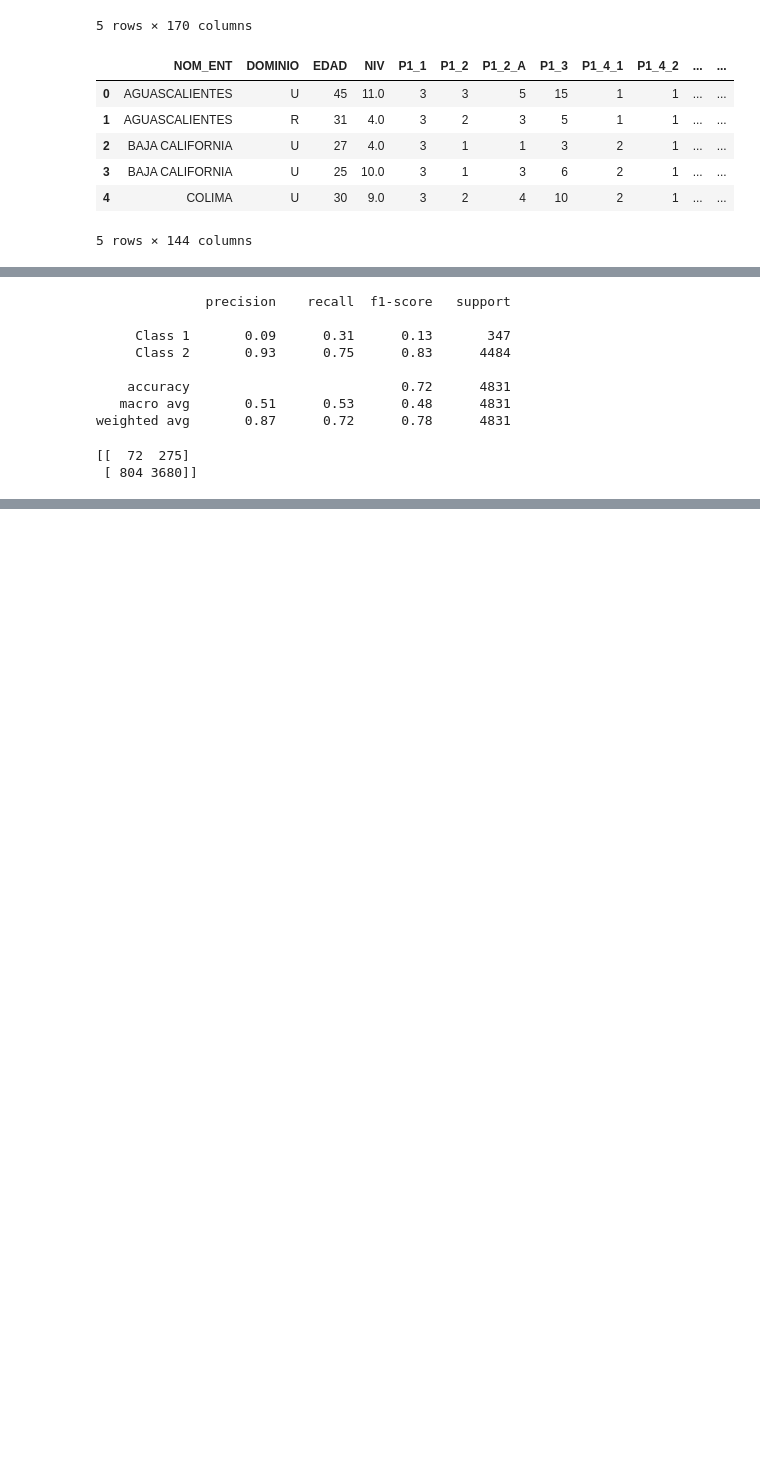
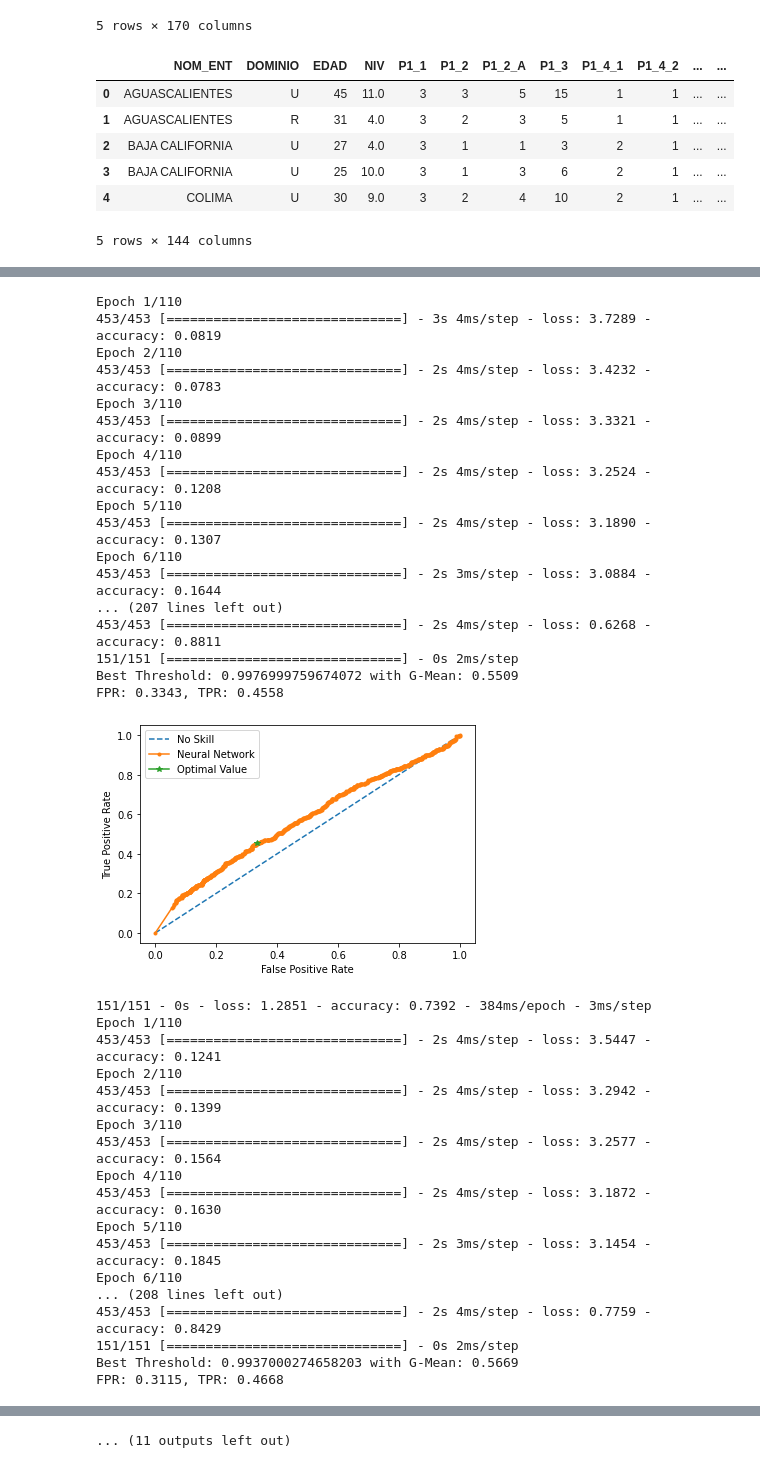
Before and after one commit to monalvrz/Obstetric_Violence_Analysis, a Jupyter notebook: machine_learning/Neural_Network.ipynb, the cells around one changed output, grey strips where cells are left out. Saved outputs shown, nothing was run; the diff lists cells and outputs as text; code cells hidden in the pictures; blank space fills up the shorter version.

Commit message:
Uploaded finished clustered neural network model

```diff
--- a/machine_learning/Neural_Network.ipynb
+++ b/machine_learning/Neural_Network.ipynb
@@ -88,7 +66,7 @@ df_copy.head(5)
 5 rows × 144 columns
 # %%
 #List of each target question we chose
-target = ['P10_8_1',
+targets = ['P10_8_1',
 'P10_8_2',
 'P10_8_3',
 'P10_8_4',
@@ -98,11 +76,7 @@ target = ['P10_8_1',
 'P10_8_8',
 'P10_8_9',
 'P10_8_10',
-'P10_8_11',
-'P10_8_12',
-'P10_8_13',
-'P10_8_14',
-'P10_8_15']
+'P10_8_11',]
 # %%
 # Function to create a dataset for each target question and store it in a dictionary
 def DataFrame_X_y_split(source_df,targets, df_X_y_dict = {}):
@@ -170,7 +144,7 @@ def DataFrame_X_y_split(source_df,targets, df_X_y_dict = {}):
     df[categorical_features].apply(lambda x: x.astype(str))
 
     # Enconde the categorical features
-    encode_df = pd.get_dummies(df, columns=categorical_features)
+    encode_df = pd.get_dummies(df, columns=categorical_features, dtype=float)
 
     # Create the dataset for each question
     for target in targets:
@@ -186,7 +160,7 @@ def DataFrame_X_y_split(source_df,targets, df_X_y_dict = {}):
     return df_X_y_dict
 # %%
 # Datasets for each target question
-dataset_dictionary = DataFrame_X_y_split(df_copy, target)
+dataset_dictionary = DataFrame_X_y_split(df_copy, targets)
 # %%
 dataset_dictionary['P10_8_1']['X']
 # %% [output]
@@ -294,2 +179,0 @@ def Clustered_NN_Classifier(key, dict_X, dict_y, Clustered_NN_Results = {}):
-# %%
-Clustered_NN_Results = Clustered_NN_Classifier('P10_8_1',dataset_dictionary['P10_8_1']['X'],dataset_dictionary['P10_8_1']['y'])
@@ -316,16 +179,0 @@ Epoch 100/100
-# %%
-print(Clustered_NN_Results['P10_8_1']['Classification Report'])
-# %% [output]
-              precision    recall  f1-score   support
-
-     Class 1       0.09      0.31      0.13       347
-     Class 2       0.93      0.75      0.83      4484
-
-    accuracy                           0.72      4831
-   macro avg       0.51      0.53      0.48      4831
-weighted avg       0.87      0.72      0.78      4831
-# %%
-print(Clustered_NN_Results['P10_8_1']['Confusion Matrix'])
-# %% [output]
-[[  72  275]
- [ 804 3680]]
@@ -331,0 +292,40 @@ print(Clustered_NN_Results['P10_8_1']['Confusion Matrix'])
+# %%
+Clustered_NN_Results = {}
+for target in targets:
+  Clustered_NN_Results[target] = Clustered_NN_Classifier(target,dataset_dictionary[target]['X'],dataset_dictionary[target]['y'])
+# %% [output]
+Epoch 1/110
+453/453 [==============================] - 3s 4ms/step - loss: 3.7289 - accuracy: 0.0819
+Epoch 2/110
+453/453 [==============================] - 2s 4ms/step - loss: 3.4232 - accuracy: 0.0783
+Epoch 3/110
+453/453 [==============================] - 2s 4ms/step - loss: 3.3321 - accuracy: 0.0899
+Epoch 4/110
+453/453 [==============================] - 2s 4ms/step - loss: 3.2524 - accuracy: 0.1208
+Epoch 5/110
+453/453 [==============================] - 2s 4ms/step - loss: 3.1890 - accuracy: 0.1307
+Epoch 6/110
+453/453 [==============================] - 2s 3ms/step - loss: 3.0884 - accuracy: 0.1644
+... (207 lines left out)
+453/453 [==============================] - 2s 4ms/step - loss: 0.6268 - accuracy: 0.8811
+151/151 [==============================] - 0s 2ms/step
+Best Threshold: 0.9976999759674072 with G-Mean: 0.5509
+FPR: 0.3343, TPR: 0.4558
+[figure, added]
+151/151 - 0s - loss: 1.2851 - accuracy: 0.7392 - 384ms/epoch - 3ms/step
+Epoch 1/110
+453/453 [==============================] - 2s 4ms/step - loss: 3.5447 - accuracy: 0.1241
+Epoch 2/110
+453/453 [==============================] - 2s 4ms/step - loss: 3.2942 - accuracy: 0.1399
+Epoch 3/110
+453/453 [==============================] - 2s 4ms/step - loss: 3.2577 - accuracy: 0.1564
+Epoch 4/110
+453/453 [==============================] - 2s 4ms/step - loss: 3.1872 - accuracy: 0.1630
+Epoch 5/110
+453/453 [==============================] - 2s 3ms/step - loss: 3.1454 - accuracy: 0.1845
+Epoch 6/110
+... (208 lines left out)
+453/453 [==============================] - 2s 4ms/step - loss: 0.7759 - accuracy: 0.8429
+151/151 [==============================] - 0s 2ms/step
+Best Threshold: 0.9937000274658203 with G-Mean: 0.5669
+FPR: 0.3115, TPR: 0.4668
@@ -331,0 +405 @@ print(Clustered_NN_Results['P10_8_1']['Confusion Matrix'])
+... (11 outputs left out)
```
Also changed, not shown: parts of 9 cells of this notebook.
